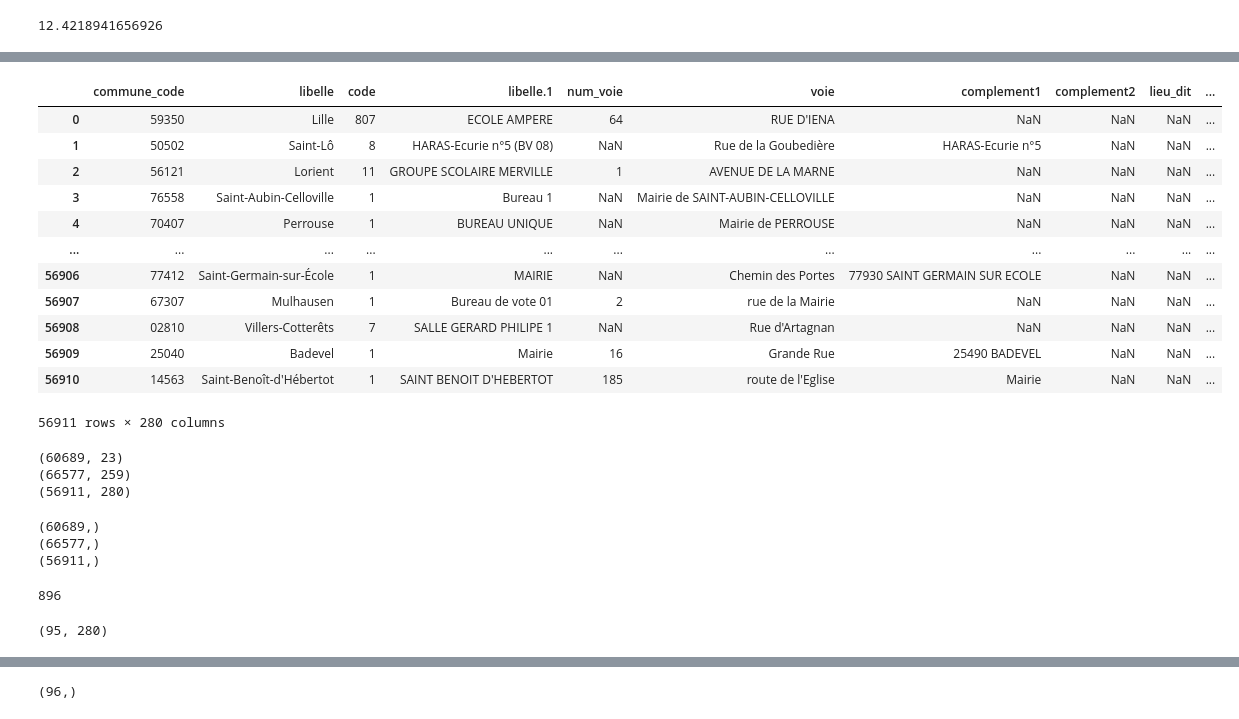
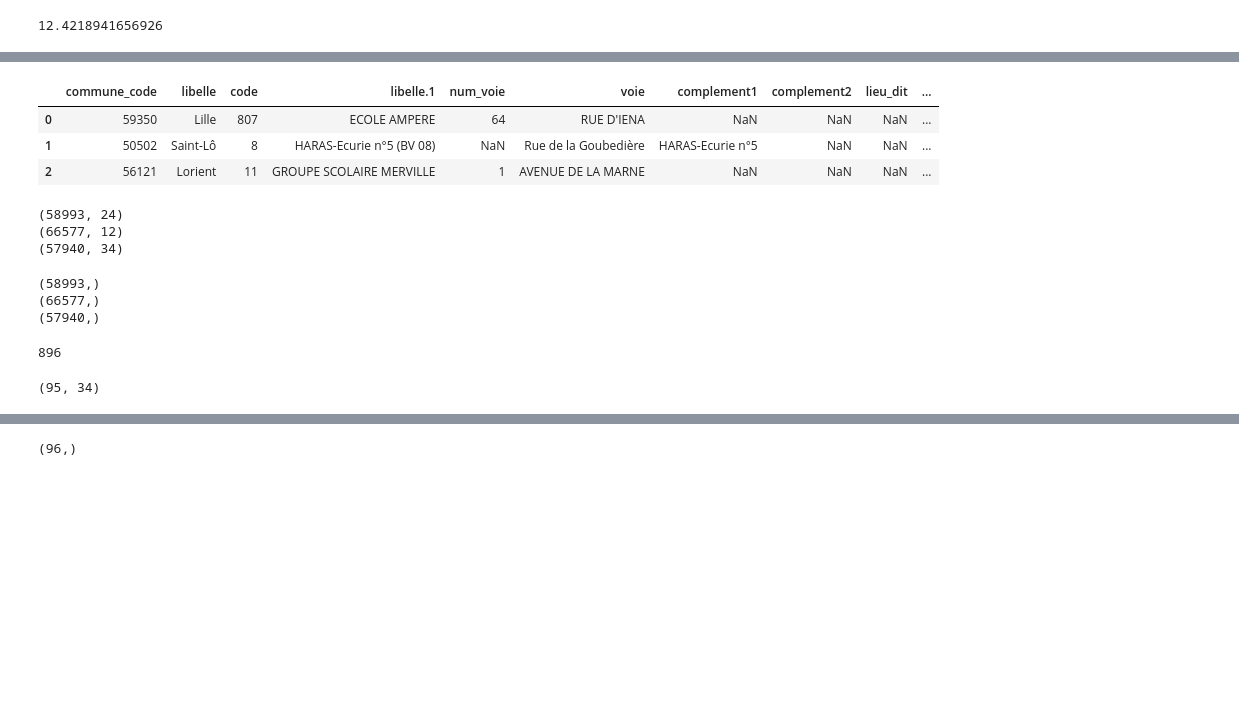
Before and after one commit to christian235711/IRIS_BV, a Jupyter notebook: BV_clean_31_08.ipynb, the cells around one changed output, grey strips where cells are left out. Saved outputs shown, nothing was run; the diff lists cells and outputs as text; code cells hidden in the pictures; blank space fills up the shorter version.

Commit message:
mes fichiers pre traitement reconciliation entre deux BV

```diff
--- a/BV_clean_31_08.ipynb
+++ b/BV_clean_31_08.ipynb
@@ -67,0 +73,19 @@ print(bv_louis.shape)
+# %%
+nom_longitude = 0
+for k in range(bv_louis.shape[0]):
+    try :
+        float(bv_louis.iloc[k,13])
+
+    except:
+        nom_longitude = nom_longitude + 1
+        #print(bv_louis.iloc[k,13])
+
+nom_latitude = 0
+for k in range(bv_louis.shape[0]):
+    try :
+        float(bv_louis.iloc[k,14])
+
+    except:
+        nom_latitude = nom_latitude + 1
+        print(bv_louis.iloc[k,:])
+print(nom_longitude,nom_latitude)
@@ -164,8 +199,10 @@ bv_louis.shape
 ################ CORRECTION DU BV DE PIERRE
 # %%
 # EUROPEEEN (AVEC LES ENTETES COMPLETS)
-bv_euro = pd.read_csv("C:/Users/Christian/Desktop/IRIS_BV_final/Bureau_de_votes_louis/CORRIGER/resultats-definitifs-par-bureau-de-vote_entete_complet.csv",sep=";",header=0, names=nom_colonnes, dtype=str,encoding="iso-8859-1")
-
+bv_euro_orig = pd.read_csv("C:/Users/Christian/Desktop/IRIS_BV_final/Bureau_de_votes_louis/CORRIGER/resultats-definitifs-par-bureau-de-vote_entete_complet.csv",sep=";",header=0, names=nom_colonnes, dtype=str,encoding="iso-8859-1")
+bv_euro = bv_euro_orig.copy()
+bv_euro = bv_euro.iloc[:,:9]
+bv_euro["E_bv_code_init"] = bv_euro["Code du b.vote"]
 print(bv_euro.shape)
 bv_euro.iloc[:2,:]
 # %% [output]
@@ -177,3 +213,16 @@ bv_euro.iloc[:2,:]
+# %%
+# CORRIGER LYON
+for i in range(bv_euro.shape[0]):
+    if bv_euro.iloc[i,3]=="Lyon":
+        bv_euro.iloc[i,2]=str(69380+int(bv_euro.iloc[i,4][:2]))[2:]
+    if bv_euro.iloc[i,3]=="Marseille":
+        bv_euro.iloc[i,2]=str(13200+int(bv_euro.iloc[i,4][:2]))[2:]
+    if bv_euro.iloc[i,3]=="Toulouse":
+        try:
+            bv_euro.iloc[i,4] = str(int(bv_euro.iloc[i,4]))
+        except:
+            if bv_euro.iloc[i,4][0]=="0":
+                bv_euro.iloc[i,4] = bv_euro.iloc[i,4][1:]
 # %%
 # bv à l'étranger
 bv_euro[bv_euro["Libellé du département"]=="Français établis hors de France"]["Code du département"].value_counts()
@@ -421,11 +469,12 @@ bv_sans_nan_doublons
 # %%
+# BV FRANCE METROPOLITAINE UNIQUEMENT
 data_sans_nan_doublons_sup_97501 = bv_sans_nan_doublons.copy()
 temp_sup_97501 = 0
 temp_lettre = 0
 for k in bv_sans_nan_doublons["commune_code"].value_counts().index:
     try:
         temp_k = int(k)
-        if (temp_k >= 97501):
+        if (temp_k >= 97000):
             temp_sup_97501 = temp_sup_97501 + 1
             print(temp_k)
             data_sans_nan_doublons_sup_97501 = data_sans_nan_doublons_sup_97501[data_sans_nan_doublons_sup_97501["commune_code"]!=k]
@@ -603,49 +644,41 @@ bv_euro.to_csv("C:/Users/Christian/Desktop/IRIS_BV_final/Bureau_de_votes_louis/C
 # TESTE JOINTURE
 ################################################################
 # %%
-pd.merge(data_sans_nan_doublons_sup_97501,bv_euro)
+jointure_deux_bases_bv = pd.merge(data_sans_nan_doublons_sup_97501,bv_euro)
+jointure_deux_bases_bv.head(3)
 # %% [output]
 |  | commune_code | libelle | code | libelle.1 | num_voie | voie | complement1 | complement2 | lieu_dit | ... |
 | 0 | 59350 | Lille | 807 | ECOLE AMPERE | 64 | RUE D'IENA | NaN | NaN | NaN | ... |
 | 1 | 50502 | Saint-Lô | 8 | HARAS-Ecurie n°5 (BV 08) | NaN | Rue de la Goubedière | HARAS-Ecurie n°5 | NaN | NaN | ... |
 | 2 | 56121 | Lorient | 11 | GROUPE SCOLAIRE MERVILLE | 1 | AVENUE DE LA MARNE | NaN | NaN | NaN | ... |
-| 3 | 76558 | Saint-Aubin-Celloville | 1 | Bureau 1 | NaN | Mairie de SAINT-AUBIN-CELLOVILLE | NaN | NaN | NaN | ... |
-| 4 | 70407 | Perrouse | 1 | BUREAU UNIQUE | NaN | Mairie de PERROUSE | NaN | NaN | NaN | ... |
-| ... | ... | ... | ... | ... | ... | ... | ... | ... | ... | ... |
-| 56906 | 77412 | Saint-Germain-sur-École | 1 | MAIRIE | NaN | Chemin des Portes | 77930 SAINT GERMAIN SUR ECOLE | NaN | NaN | ... |
-| 56907 | 67307 | Mulhausen | 1 | Bureau de vote 01 | 2 | rue de la Mairie | NaN | NaN | NaN | ... |
-| 56908 | 02810 | Villers-Cotterêts | 7 | SALLE GERARD PHILIPE 1 | NaN | Rue d'Artagnan | NaN | NaN | NaN | ... |
-| 56909 | 25040 | Badevel | 1 | Mairie | 16 | Grande Rue | 25490 BADEVEL | NaN | NaN | ... |
-| 56910 | 14563 | Saint-Benoît-d'Hébertot | 1 | SAINT BENOIT D'HEBERTOT | 185 | route de l'Eglise | Mairie | NaN | NaN | ... |
-56911 rows × 280 columns
 # %%
 # les dimensions de trois bases de données
 print(data_sans_nan_doublons_sup_97501.shape)
 print(bv_euro.shape)
-print(pd.merge(data_sans_nan_doublons_sup_97501,bv_euro).shape)
+print(jointure_deux_bases_bv.shape)
 # %% [output]
-(60689, 23)
-(66577, 259)
-(56911, 280)
+(58993, 24)
+(66577, 12)
+(57940, 34)
 # %%
 # identifiant unique dans les trois BD
 # (on peut ajouter une colonne en plus pour la jointure après et ça ne changera rien)
 print(data_sans_nan_doublons_sup_97501["CHR_CODE"].value_counts().shape)
 print(bv_euro["CHR_CODE"].value_counts().shape)
-print(pd.merge(data_sans_nan_doublons_sup_97501,bv_euro)["CHR_CODE"].value_counts().shape)
+print(jointure_deux_bases_bv["CHR_CODE"].value_counts().shape)
 # %% [output]
-(60689,)
+(58993,)
 (66577,)
-(56911,)
+(57940,)
 # %%
 # par rapport à l'avant derrière version (les BV de Paris dont présents)
 56911 - 56015
 # %% [output]
 896
 # %%
-pd.merge(data_sans_nan_doublons_sup_97501,bv_euro)[pd.merge(data_sans_nan_doublons_sup_97501,bv_euro)["commune_code"]=="75115"].shape
+jointure_deux_bases_bv[jointure_deux_bases_bv["commune_code"]=="75115"].shape
 # %% [output]
-(95, 280)
+(95, 34)
 # %%
 bv_euro[bv_euro["commune_code"]=="75115"].shape
 # %% [output]
```
Also changed, not shown: parts of 85 cells of this notebook.
